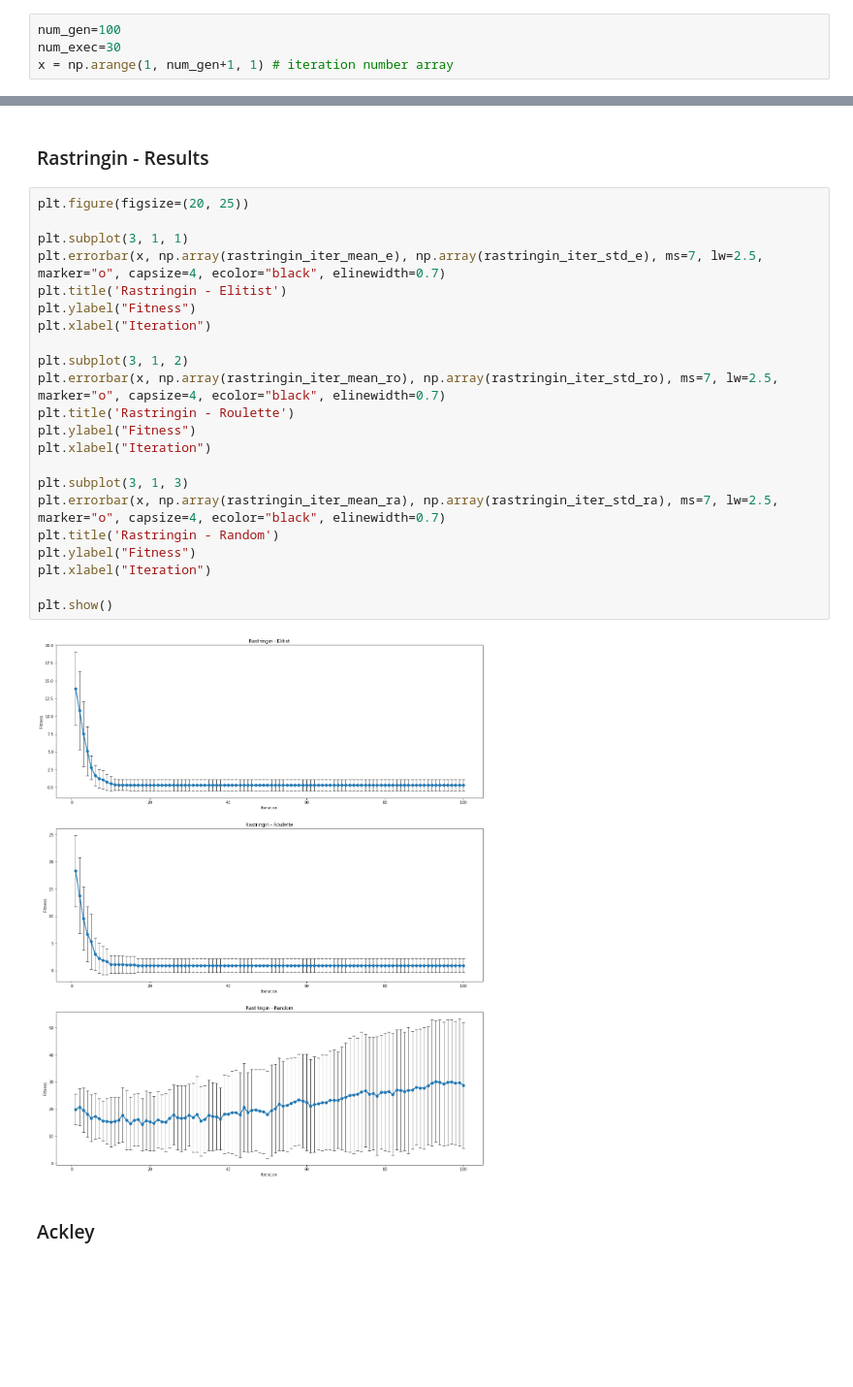
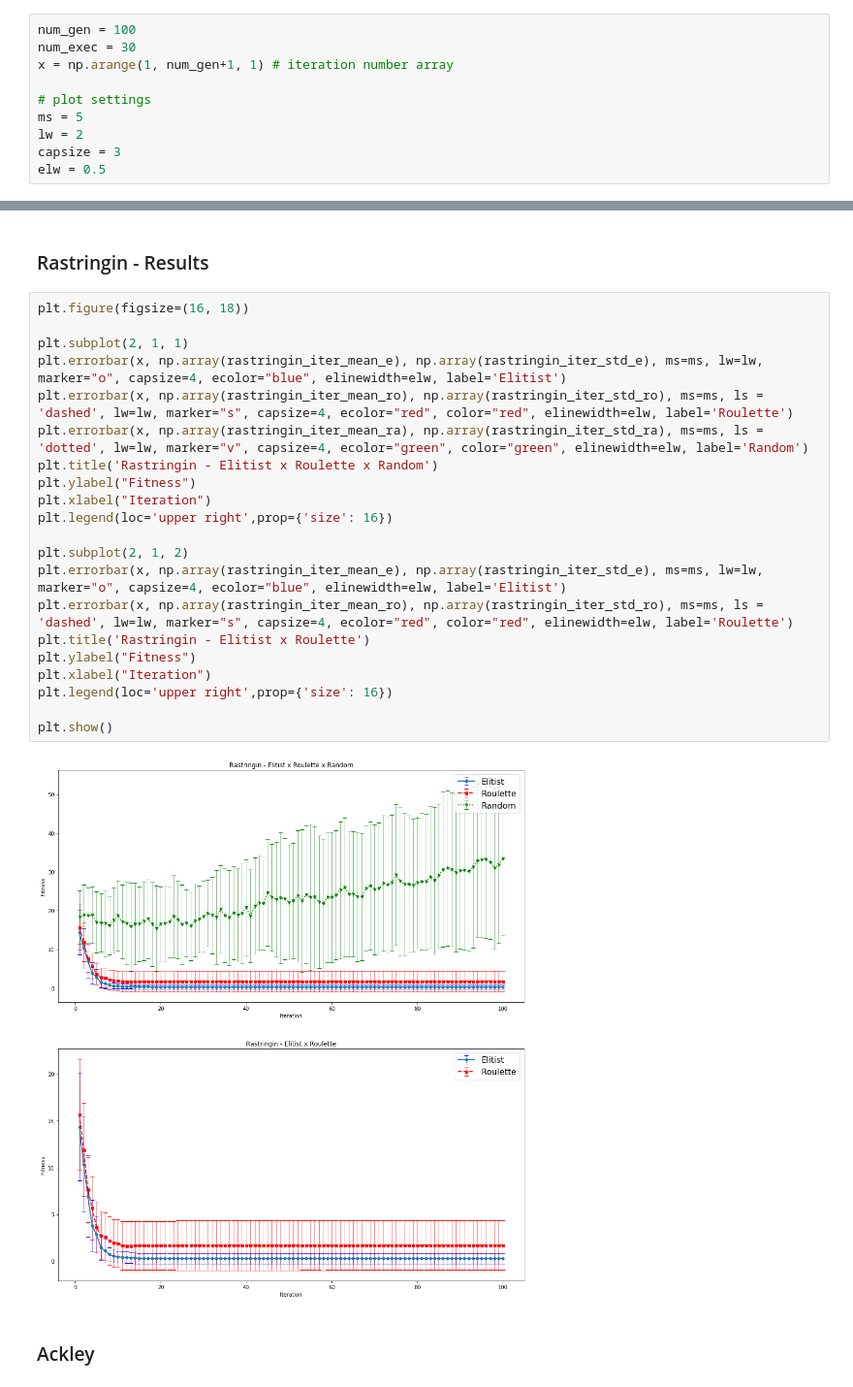
Before and after one commit to anthonyjatoba/bioinspired-optimization, a Jupyter notebook: GA.ipynb, the cells around one changed output, grey strips where cells are left out. Shown: that part at 97% size. Drawn from its saved outputs; the diff is of its cells as text; blank space fills up the shorter version.

```diff
--- a/GA.ipynb
+++ b/GA.ipynb
@@ -191,7 +205,13 @@ plt.show()
 # %%
-num_gen=100
-num_exec=30
+num_gen = 100
+num_exec = 30
 x = np.arange(1, num_gen+1, 1) # iteration number array
+
+# plot settings
+ms = 5
+lw = 2
+capsize = 3
+elw = 0.5
 # %% [markdown]
 ### Sphere
 # %%
@@ -490,29 +534,28 @@ for i in range(len(rastringin_iter_results_e)):
 # %% [markdown]
 ### Rastringin - Results
 # %%
-plt.figure(figsize=(20, 25))
+plt.figure(figsize=(16, 18))
 
-plt.subplot(3, 1, 1)
-plt.errorbar(x, np.array(rastringin_iter_mean_e), np.array(rastringin_iter_std_e), ms=7, lw=2.5, marker="o", capsize=4, ecolor="black", elinewidth=0.7)
-plt.title('Rastringin - Elitist')
+plt.subplot(2, 1, 1)
+plt.errorbar(x, np.array(rastringin_iter_mean_e), np.array(rastringin_iter_std_e), ms=ms, lw=lw, marker="o", capsize=4, ecolor="blue", elinewidth=elw, label='Elitist')
+plt.errorbar(x, np.array(rastringin_iter_mean_ro), np.array(rastringin_iter_std_ro), ms=ms, ls = 'dashed', lw=lw, marker="s", capsize=4, ecolor="red", color="red", elinewidth=elw, label='Roulette')
+plt.errorbar(x, np.array(rastringin_iter_mean_ra), np.array(rastringin_iter_std_ra), ms=ms, ls = 'dotted', lw=lw, marker="v", capsize=4, ecolor="green", color="green", elinewidth=elw, label='Random')
+plt.title('Rastringin - Elitist x Roulette x Random')
 plt.ylabel("Fitness")
 plt.xlabel("Iteration")
+plt.legend(loc='upper right',prop={'size': 16})
 
-plt.subplot(3, 1, 2)
-plt.errorbar(x, np.array(rastringin_iter_mean_ro), np.array(rastringin_iter_std_ro), ms=7, lw=2.5, marker="o", capsize=4, ecolor="black", elinewidth=0.7)
-plt.title('Rastringin - Roulette')
+plt.subplot(2, 1, 2)
+plt.errorbar(x, np.array(rastringin_iter_mean_e), np.array(rastringin_iter_std_e), ms=ms, lw=lw, marker="o", capsize=4, ecolor="blue", elinewidth=elw, label='Elitist')
+plt.errorbar(x, np.array(rastringin_iter_mean_ro), np.array(rastringin_iter_std_ro), ms=ms, ls = 'dashed', lw=lw, marker="s", capsize=4, ecolor="red", color="red", elinewidth=elw, label='Roulette')
+plt.title('Rastringin - Elitist x Roulette')
 plt.ylabel("Fitness")
 plt.xlabel("Iteration")
-
-plt.subplot(3, 1, 3)
-plt.errorbar(x, np.array(rastringin_iter_mean_ra), np.array(rastringin_iter_std_ra), ms=7, lw=2.5, marker="o", capsize=4, ecolor="black", elinewidth=0.7)
-plt.title('Rastringin - Random')
-plt.ylabel("Fitness")
-plt.xlabel("Iteration")
+plt.legend(loc='upper right',prop={'size': 16})
 
 plt.show()
 # %% [output]
-[figure, old version]
+[figure, new version]
 # %% [markdown]
 ### Ackley
 # %%
```
Also changed, not shown: parts of 30 cells of this notebook.
